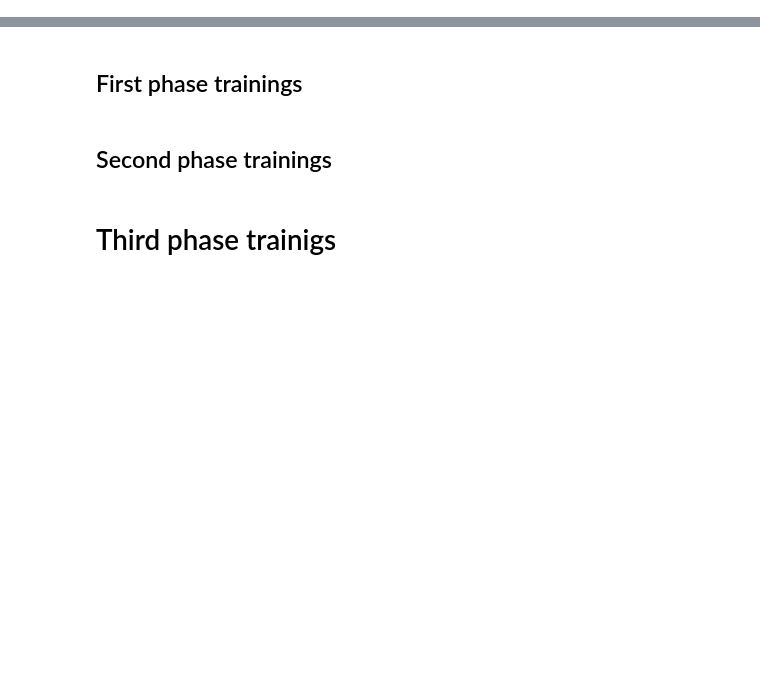
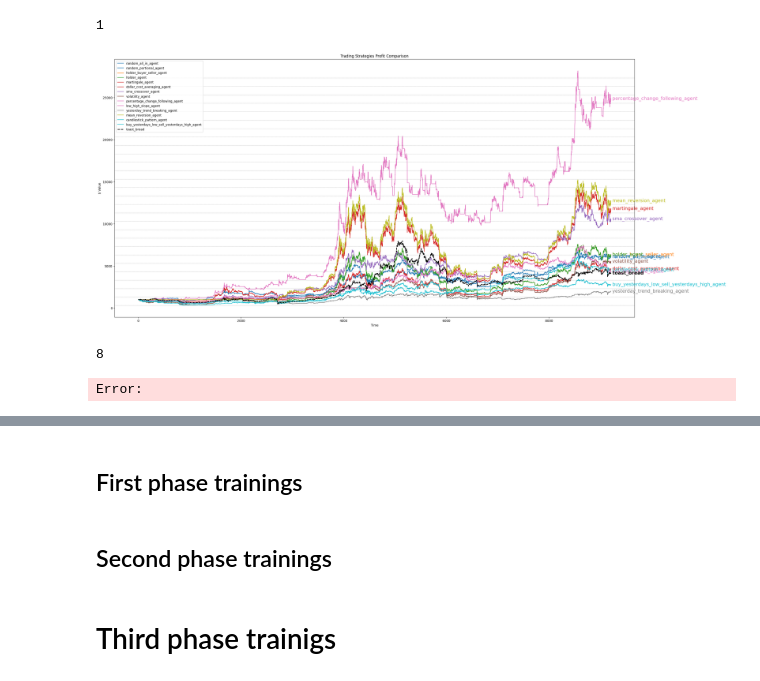
Before and after one commit to mericdemirors/CrossCurrencyPrediction, a Jupyter notebook: train_scripts/07_train.ipynb, the cells around one changed output, grey strips where cells are left out. Drawn from its saved outputs; the diff is of its cells as text; code cells hidden in the pictures; blank space fills up the shorter version.

Commit message:
optimizing trading strategies

```diff
--- a/train_scripts/07_train.ipynb
+++ b/train_scripts/07_train.ipynb
@@ -65,3 +65,15 @@ args_dict = dict(
     lr_decrease=0.95, # multiplicative decrease for the learning rate scheduler, what to multiply with to drop the learning rate
     early_stop_patience=10, # early stop after no improvement in validation score
 )
+# %%
+train_session_dir = "train_sessions_zipped_second_phase/EncoderDecoderGRU_20250902_184342"
+for er in [1,8,24,32]:
+    print(er)
+    toast_bread_values = profit_inference(train_session_dir, "/home/mericdemirors/Desktop/lecture slides/TUD_lectures/S2/deep_learning_architectures_and_methods/CrossCurrencyPrediction/data/BTC_ETH_BNB_XRP_6h_shared_train.csv", bank_start=args_dict["bank_start"], error_margin=er)
+    regular_agent_values = get_trading_agent_values("/home/mericdemirors/Desktop/lecture slides/TUD_lectures/S2/deep_learning_architectures_and_methods/CrossCurrencyPrediction/data/BTC_ETH_BNB_XRP_6h_shared_train.csv", args_dict["output_coins"][0], args_dict["bank_start"])
+    compare_profits(train_session_dir, regular_agent_values, toast_bread_values, args_dict["input_window"], args_dict["bank_start"])
+# %% [output]
+1
+[figure, added]
+8
+Error:
```
Also changed, not shown: parts of 15 cells of this notebook, 3 other files.
